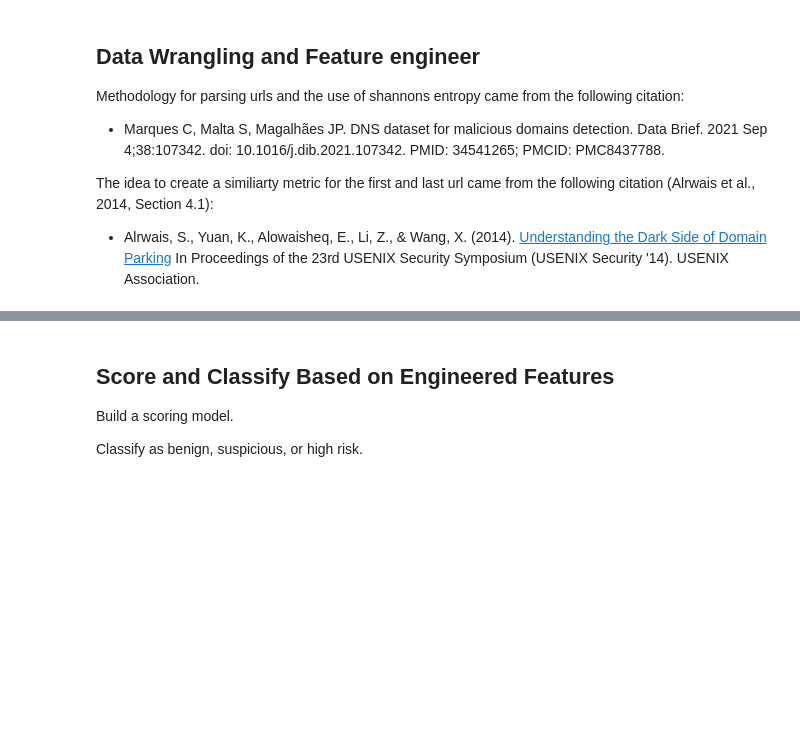
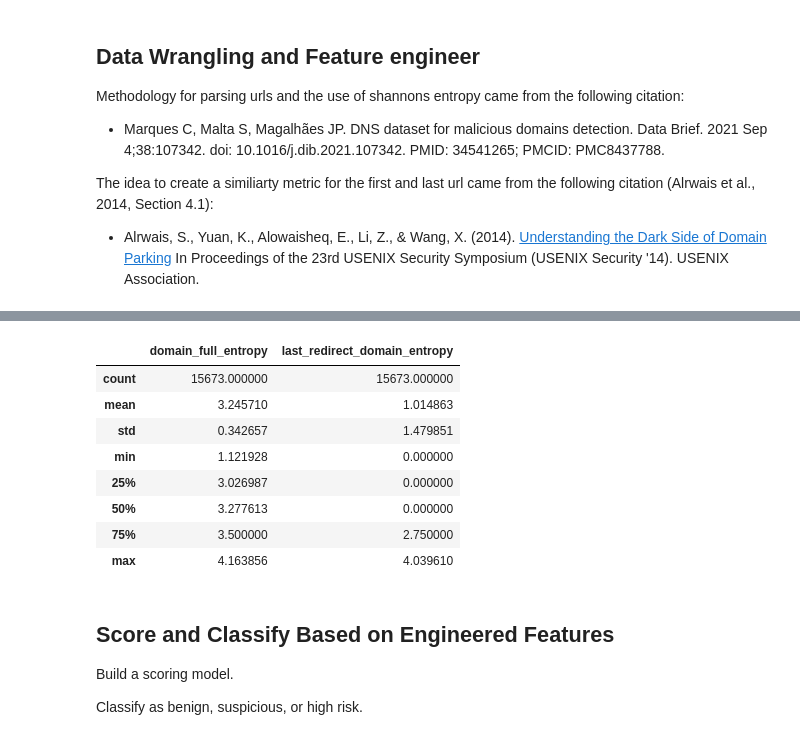
Before and after one commit to YouKnowJoey/sketchy-parking-lot, a Jupyter notebook: notebooks/wrangling_analysis.ipynb, the cells around one changed output, grey strips where cells are left out. Cells and saved outputs as stored; diff of their text form; code cells hidden in the pictures; blank space fills up the shorter version.

```diff
--- a/notebooks/wrangling_analysis.ipynb
+++ b/notebooks/wrangling_analysis.ipynb
@@ -625,3 +599,37 @@ combined_df.head()
+# %%
+'''
+Shannons entropy of the domain feature
+
+Calculate the Shannon entropy of the domain name to measure its randomness.
+Higher entropy MAY indicate a more complex and potentially suspicious domain.
+'''
+def shannon_entropy(domain):
+    if not domain:
+        return 0
+
+    char_counts = Counter(domain)
+    total_chars = sum(char_counts.values())
+
+    entropy = -sum((count / total_chars) * log2(count / total_chars) for count in char_counts.values())
+    return entropy
+
+# Shannon entropy on full domain name
+combined_df["domain_full_entropy"] = combined_df["domain_full"].apply(shannon_entropy)
+
+# Shannon entropy on last redirect domain in redirect chain
+combined_df["last_redirect_domain_entropy"] = combined_df["final_domain"].apply(lambda x: shannon_entropy(x) if isinstance(x, str) else 0)
+
+combined_df[["domain_full_entropy", "last_redirect_domain_entropy"]].describe()
+# %% [output]
+|  | domain_full_entropy | last_redirect_domain_entropy |
+| count | 15673.000000 | 15673.000000 |
+| mean | 3.245710 | 1.014863 |
+| std | 0.342657 | 1.479851 |
+| min | 1.121928 | 0.000000 |
+| 25% | 3.026987 | 0.000000 |
+| 50% | 3.277613 | 0.000000 |
+| 75% | 3.500000 | 2.750000 |
+| max | 4.163856 | 4.039610 |
 # %% [markdown]
 ## Score and Classify Based on Engineered Features
 
```
Also changed, not shown: parts of 20 cells of this notebook.
